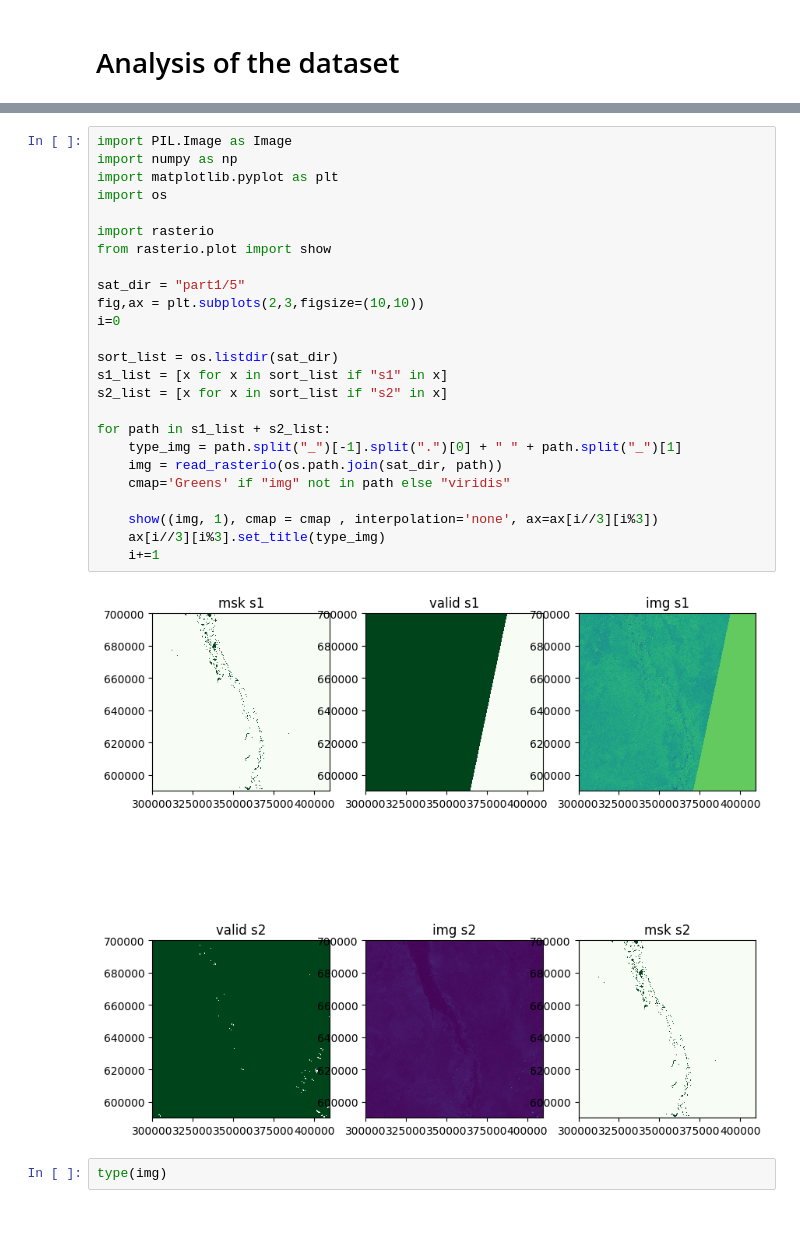
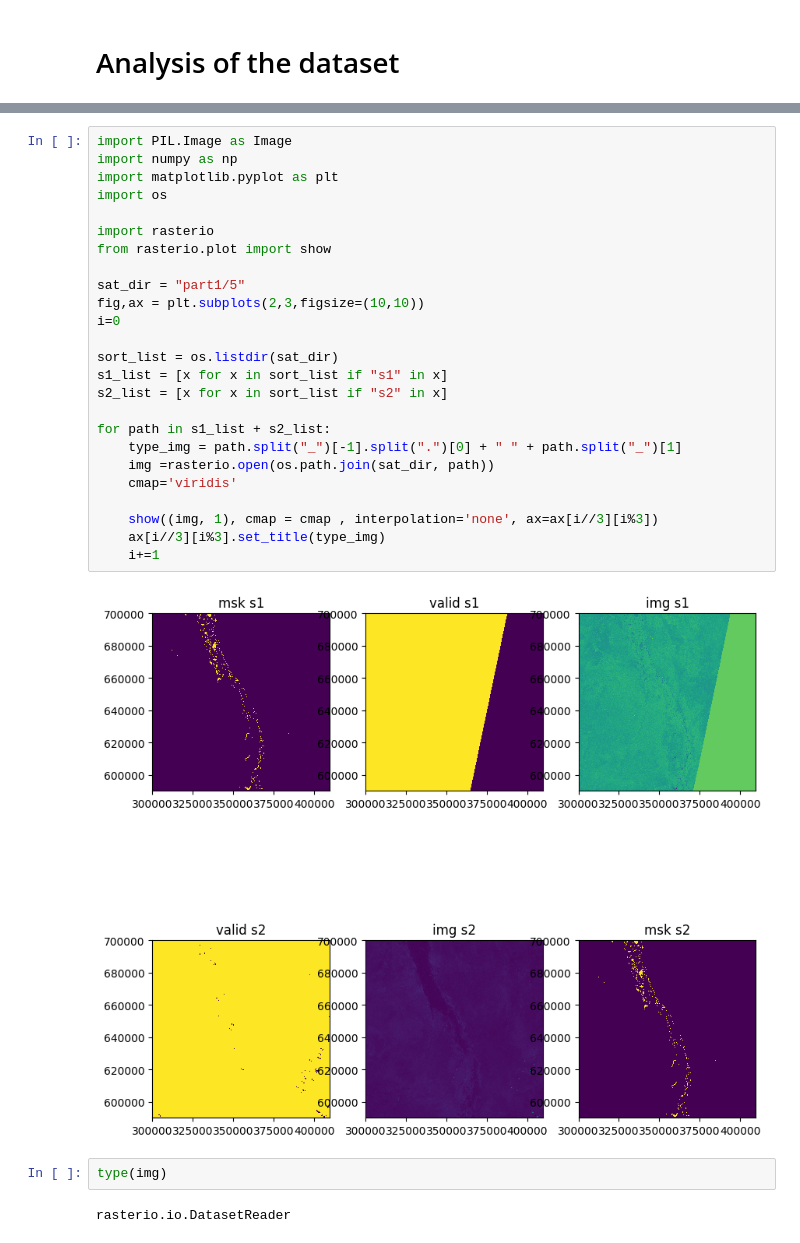
Before and after one commit to EmmaGau/projet_remote, a Jupyter notebook: data.ipynb, the cells around one changed output, grey strips where cells are left out. Saved outputs shown, nothing was run; the diff lists cells and outputs as text.

```diff
--- a/data.ipynb
+++ b/data.ipynb
@@ -16,29 +111,31 @@ def read_tif_image(tif_path):
 # %%
 import PIL.Image as Image
 import numpy as np
 import matplotlib.pyplot as plt
 import os
 
 import rasterio
 from rasterio.plot import show
 
 sat_dir = "part1/5"
 fig,ax = plt.subplots(2,3,figsize=(10,10))
 i=0
 
 sort_list = os.listdir(sat_dir)
 s1_list = [x for x in sort_list if "s1" in x]
 s2_list = [x for x in sort_list if "s2" in x]
 
 for path in s1_list + s2_list:
     type_img = path.split("_")[-1].split(".")[0] + " " + path.split("_")[1]
-    img = read_rasterio(os.path.join(sat_dir, path))
-    cmap='Greens' if "img" not in path else "viridis"
+    img =rasterio.open(os.path.join(sat_dir, path))
+    cmap='viridis'
 
     show((img, 1), cmap = cmap , interpolation='none', ax=ax[i//3][i%3])
     ax[i//3][i%3].set_title(type_img)
     i+=1
 # %% [output]
-[figure, old version]
+[figure, new version]
 # %%
 type(img)
+# %% [output]
+rasterio.io.DatasetReader
```
Also changed, not shown: parts of 4 cells of this notebook, 3 other files.
